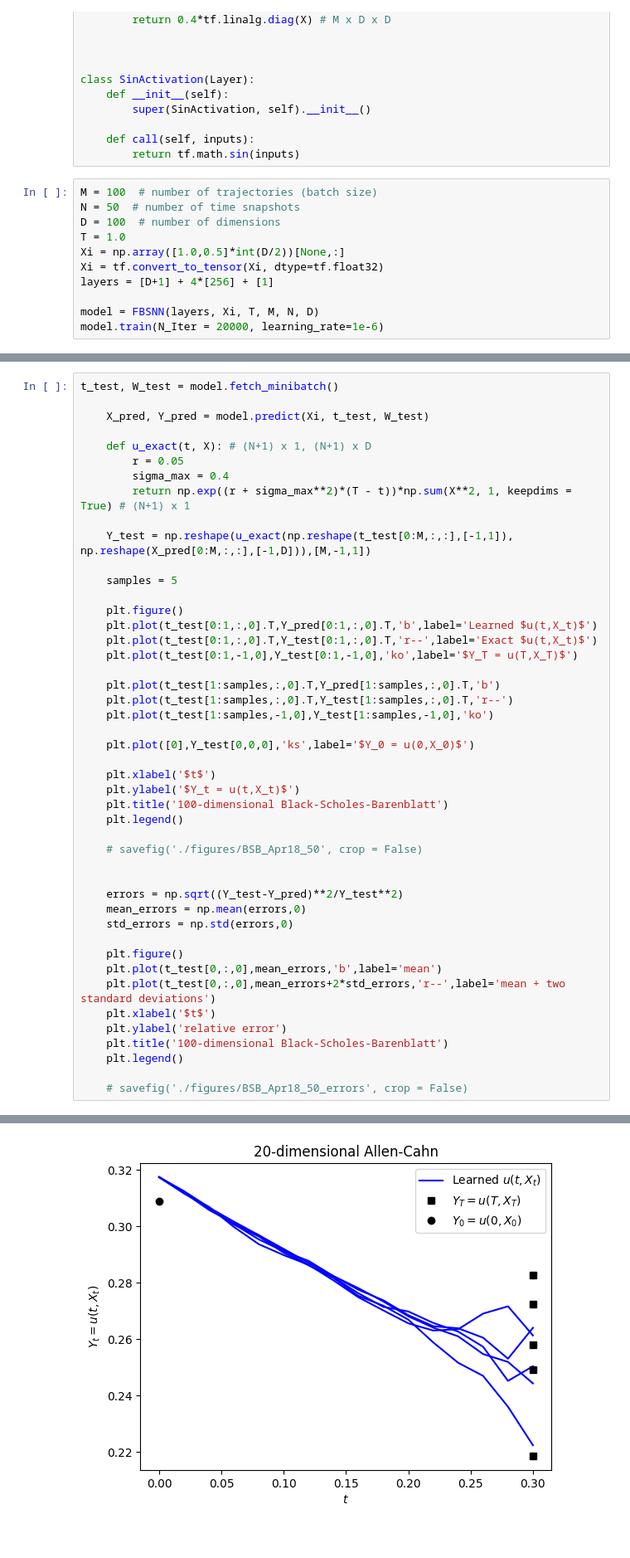
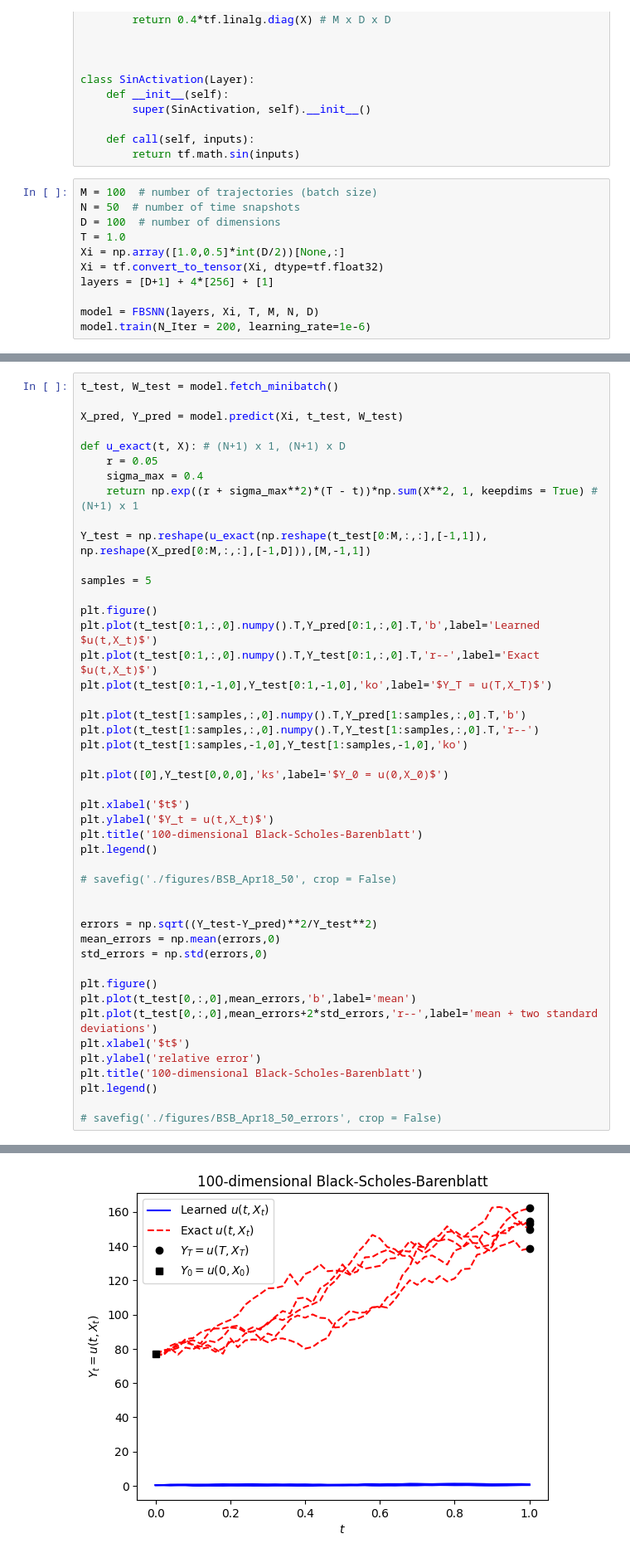
Before and after one commit to Popo-Neko/FBSNNs, a Jupyter notebook: test_BSB100D.ipynb, the cells around one changed output, grey strips where cells are left out. Shown at 83% size. Drawn from its saved outputs; the diff is of its cells as text.

Commit message:
: small adjustments on plot

```diff
--- a/test_BSB100D.ipynb
+++ b/test_BSB100D.ipynb
@@ -170,5 +170,5 @@ Xi = tf.convert_to_tensor(Xi, dtype=tf.float32)
 layers = [D+1] + 4*[256] + [1]
 
 model = FBSNN(layers, Xi, T, M, N, D)
-model.train(N_Iter = 20000, learning_rate=1e-6)
+model.train(N_Iter = 200, learning_rate=1e-6)
 # %% [output]
@@ -192,49 +193,49 @@ Epoch 111/20000, Loss: 545387.0625, Time: 1.08673095703125
 # %%
 t_test, W_test = model.fetch_minibatch()
 
-    X_pred, Y_pred = model.predict(Xi, t_test, W_test)
+X_pred, Y_pred = model.predict(Xi, t_test, W_test)
 
-    def u_exact(t, X): # (N+1) x 1, (N+1) x D
-        r = 0.05
-        sigma_max = 0.4
-        return np.exp((r + sigma_max**2)*(T - t))*np.sum(X**2, 1, keepdims = True) # (N+1) x 1
+def u_exact(t, X): # (N+1) x 1, (N+1) x D
+    r = 0.05
+    sigma_max = 0.4
+    return np.exp((r + sigma_max**2)*(T - t))*np.sum(X**2, 1, keepdims = True) # (N+1) x 1
 
-    Y_test = np.reshape(u_exact(np.reshape(t_test[0:M,:,:],[-1,1]), np.reshape(X_pred[0:M,:,:],[-1,D])),[M,-1,1])
+Y_test = np.reshape(u_exact(np.reshape(t_test[0:M,:,:],[-1,1]), np.reshape(X_pred[0:M,:,:],[-1,D])),[M,-1,1])
 
-    samples = 5
+samples = 5
 
-    plt.figure()
-    plt.plot(t_test[0:1,:,0].T,Y_pred[0:1,:,0].T,'b',label='Learned $u(t,X_t)$')
-    plt.plot(t_test[0:1,:,0].T,Y_test[0:1,:,0].T,'r--',label='Exact $u(t,X_t)$')
-    plt.plot(t_test[0:1,-1,0],Y_test[0:1,-1,0],'ko',label='$Y_T = u(T,X_T)$')
+plt.figure()
+plt.plot(t_test[0:1,:,0].numpy().T,Y_pred[0:1,:,0].T,'b',label='Learned $u(t,X_t)$')
+plt.plot(t_test[0:1,:,0].numpy().T,Y_test[0:1,:,0].T,'r--',label='Exact $u(t,X_t)$')
+plt.plot(t_test[0:1,-1,0],Y_test[0:1,-1,0],'ko',label='$Y_T = u(T,X_T)$')
 
-    plt.plot(t_test[1:samples,:,0].T,Y_pred[1:samples,:,0].T,'b')
-    plt.plot(t_test[1:samples,:,0].T,Y_test[1:samples,:,0].T,'r--')
-    plt.plot(t_test[1:samples,-1,0],Y_test[1:samples,-1,0],'ko')
+plt.plot(t_test[1:samples,:,0].numpy().T,Y_pred[1:samples,:,0].T,'b')
+plt.plot(t_test[1:samples,:,0].numpy().T,Y_test[1:samples,:,0].T,'r--')
+plt.plot(t_test[1:samples,-1,0],Y_test[1:samples,-1,0],'ko')
 
-    plt.plot([0],Y_test[0,0,0],'ks',label='$Y_0 = u(0,X_0)$')
+plt.plot([0],Y_test[0,0,0],'ks',label='$Y_0 = u(0,X_0)$')
 
-    plt.xlabel('$t$')
-    plt.ylabel('$Y_t = u(t,X_t)$')
-    plt.title('100-dimensional Black-Scholes-Barenblatt')
-    plt.legend()
+plt.xlabel('$t$')
+plt.ylabel('$Y_t = u(t,X_t)$')
+plt.title('100-dimensional Black-Scholes-Barenblatt')
+plt.legend()
 
-    # savefig('./figures/BSB_Apr18_50', crop = False)
+# savefig('./figures/BSB_Apr18_50', crop = False)
 
 
-    errors = np.sqrt((Y_test-Y_pred)**2/Y_test**2)
-    mean_errors = np.mean(errors,0)
-    std_errors = np.std(errors,0)
+errors = np.sqrt((Y_test-Y_pred)**2/Y_test**2)
+mean_errors = np.mean(errors,0)
+std_errors = np.std(errors,0)
 
-    plt.figure()
-    plt.plot(t_test[0,:,0],mean_errors,'b',label='mean')
-    plt.plot(t_test[0,:,0],mean_errors+2*std_errors,'r--',label='mean + two standard deviations')
-    plt.xlabel('$t$')
-    plt.ylabel('relative error')
-    plt.title('100-dimensional Black-Scholes-Barenblatt')
-    plt.legend()
+plt.figure()
+plt.plot(t_test[0,:,0],mean_errors,'b',label='mean')
+plt.plot(t_test[0,:,0],mean_errors+2*std_errors,'r--',label='mean + two standard deviations')
+plt.xlabel('$t$')
+plt.ylabel('relative error')
+plt.title('100-dimensional Black-Scholes-Barenblatt')
+plt.legend()
 
-    # savefig('./figures/BSB_Apr18_50_errors', crop = False)
+# savefig('./figures/BSB_Apr18_50_errors', crop = False)
 # %% [output]
 <matplotlib.legend.Legend at 0x...>
-[figure, old version]
+[figure, new version]
```
Also changed, not shown: parts of 2 cells of this notebook, 1 other file.
